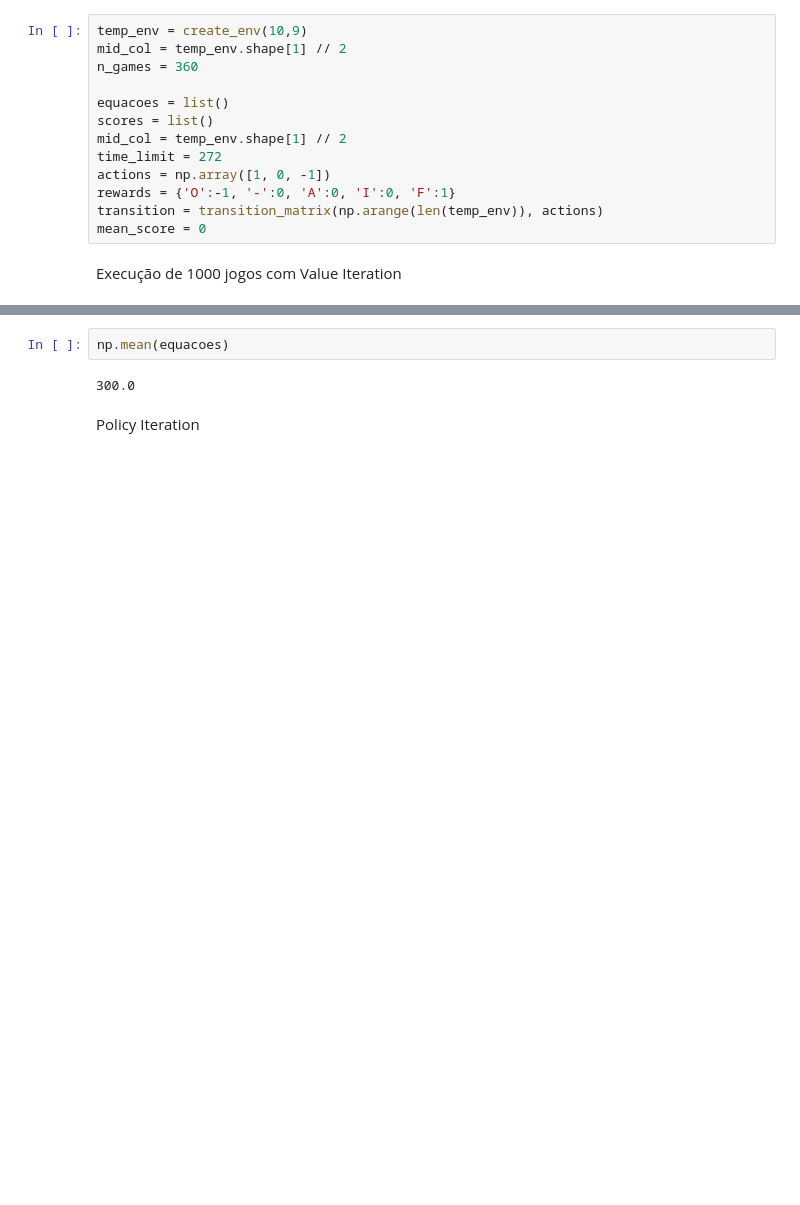
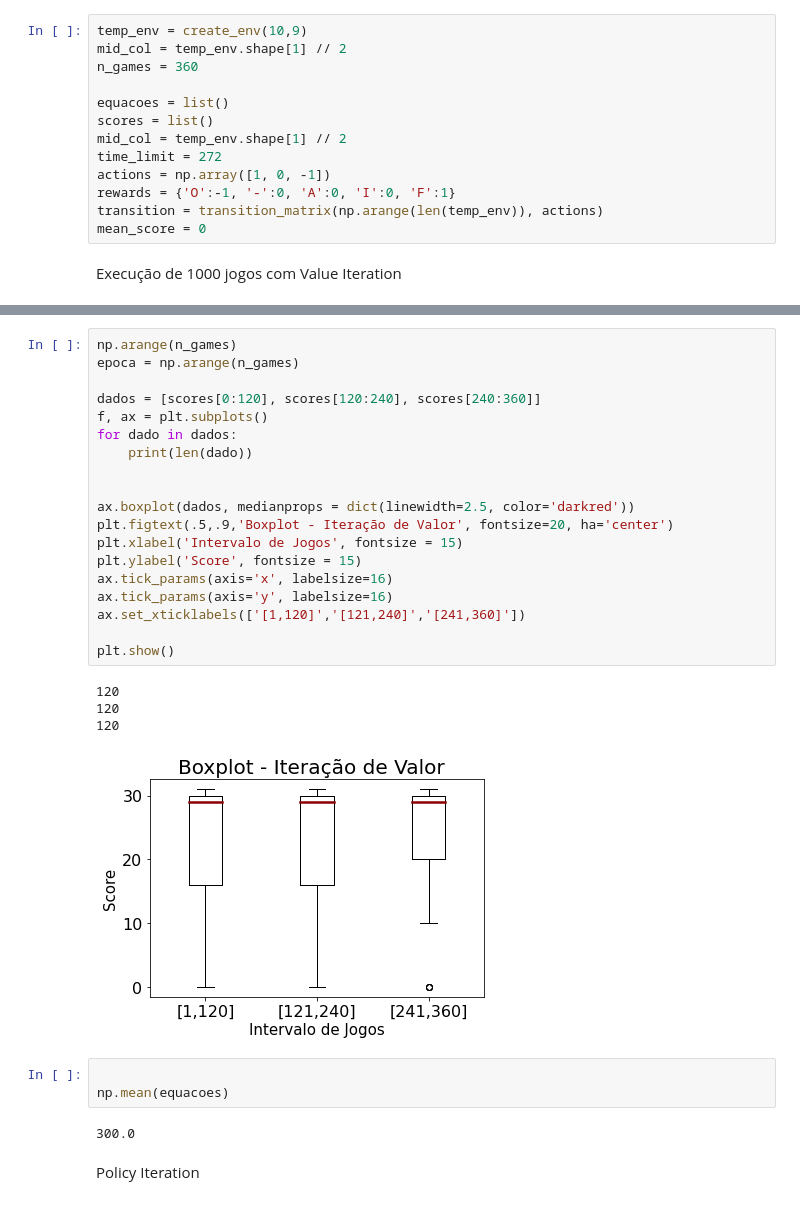
Before and after one commit to matiasvinicius/Planning-and-Reinforcement-Learning, a Jupyter notebook: Notebooks/planning.ipynb, the cells around one changed output, grey strips where cells are left out. Drawn from its saved outputs; the diff is of its cells as text; blank space fills up the shorter version.

```diff
--- a/Notebooks/planning.ipynb
+++ b/Notebooks/planning.ipynb
@@ -190,4 +184,29 @@ Text(0.5, 1.0, 'Histograma - Iteração de Valor')
+# %%
+np.arange(n_games)
+epoca = np.arange(n_games)
+
+dados = [scores[0:120], scores[120:240], scores[240:360]]
+f, ax = plt.subplots()
+for dado in dados:
+    print(len(dado))
+
+
+ax.boxplot(dados, medianprops = dict(linewidth=2.5, color='darkred'))
+plt.figtext(.5,.9,'Boxplot - Iteração de Valor', fontsize=20, ha='center')
+plt.xlabel('Intervalo de Jogos', fontsize = 15)
+plt.ylabel('Score', fontsize = 15)
+ax.tick_params(axis='x', labelsize=16)
+ax.tick_params(axis='y', labelsize=16)
+ax.set_xticklabels(['[1,120]','[121,240]','[241,360]'])
+
+plt.show()
+# %% [output]
+120
+120
+120
+[figure, added]
 # %%
+
 np.mean(equacoes)
 # %% [output]
 300.0
```
Also changed, not shown: parts of 10 cells of this notebook, 18 other files.
